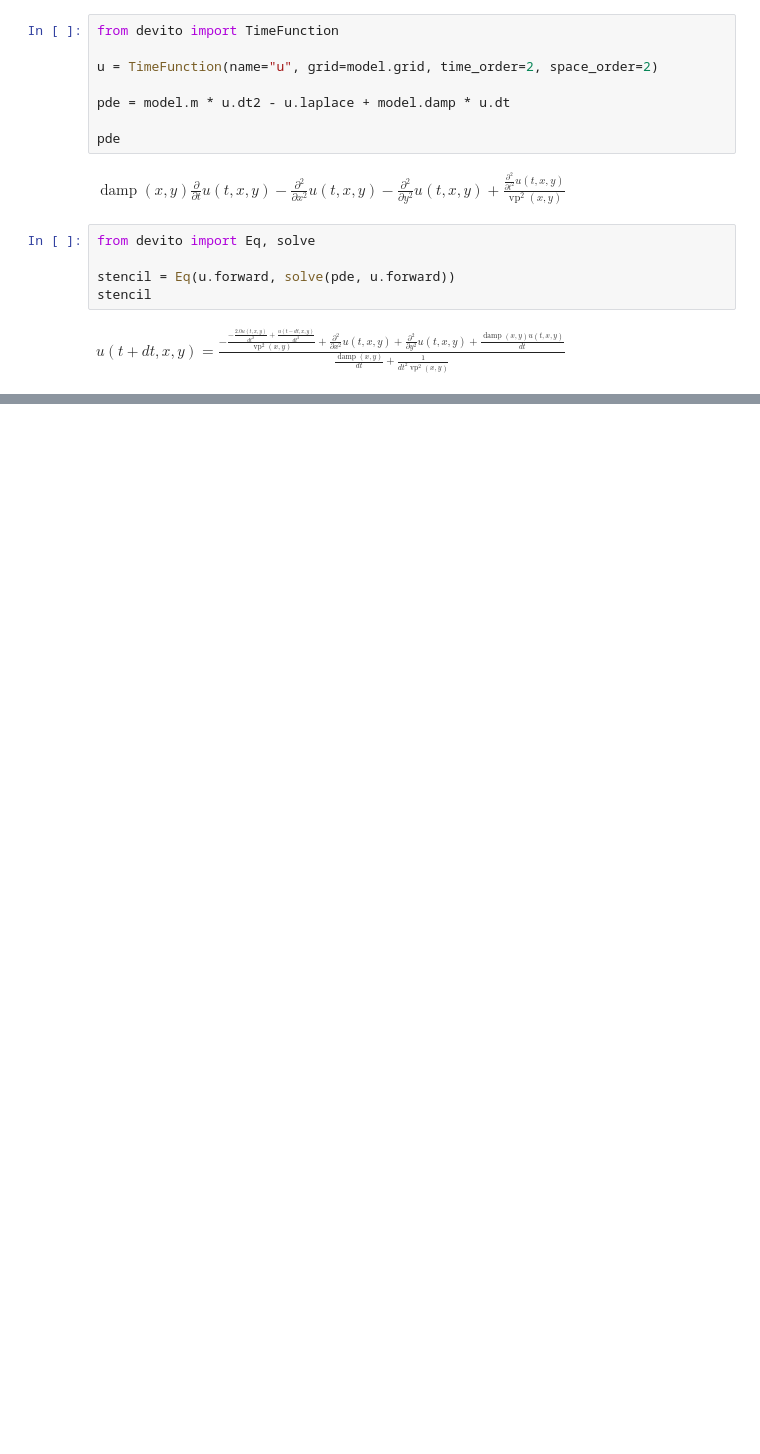
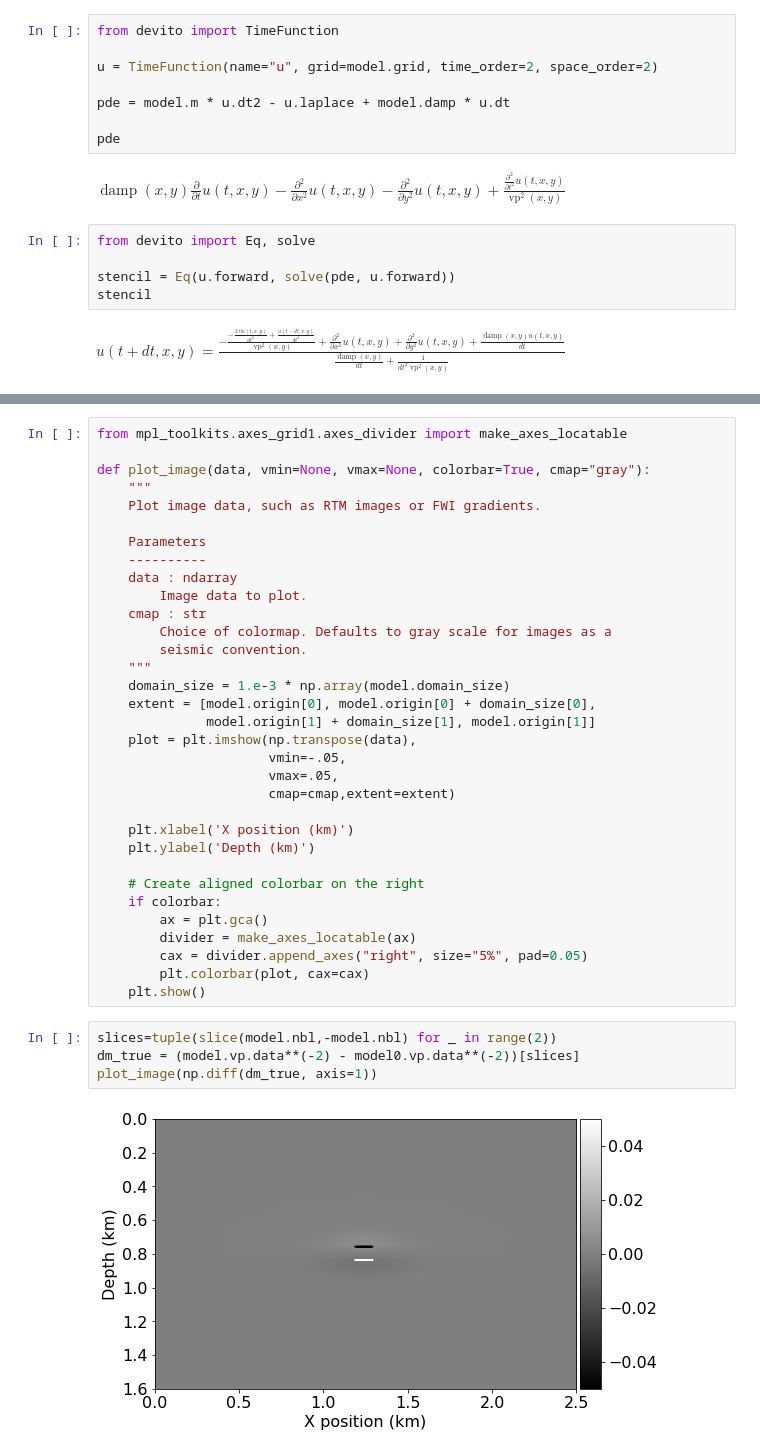
Before and after one commit to AtilaSaraiva/Devito-playbox, a Jupyter notebook: Born Modeling.ipynb, the cells around one changed output, grey strips where cells are left out. Cells and saved outputs as stored; diff of their text form; blank space fills up the shorter version.

```diff
--- a/Born Modeling.ipynb
+++ b/Born Modeling.ipynb
@@ -92,0 +119,39 @@ $\displaystyle u{\left(t + dt,x,y \right)} = \frac{- \frac{- \frac{2.0 u{\left(t
+# %%
+from mpl_toolkits.axes_grid1.axes_divider import make_axes_locatable
+
+def plot_image(data, vmin=None, vmax=None, colorbar=True, cmap="gray"):
+    """
+    Plot image data, such as RTM images or FWI gradients.
+
+    Parameters
+    ----------
+    data : ndarray
+        Image data to plot.
+    cmap : str
+        Choice of colormap. Defaults to gray scale for images as a
+        seismic convention.
+    """
+    domain_size = 1.e-3 * np.array(model.domain_size)
+    extent = [model.origin[0], model.origin[0] + domain_size[0],
+              model.origin[1] + domain_size[1], model.origin[1]]
+    plot = plt.imshow(np.transpose(data),
+                      vmin=-.05,
+                      vmax=.05,
+                      cmap=cmap,extent=extent)
+
+    plt.xlabel('X position (km)')
+    plt.ylabel('Depth (km)')
+
+    # Create aligned colorbar on the right
+    if colorbar:
+        ax = plt.gca()
+        divider = make_axes_locatable(ax)
+        cax = divider.append_axes("right", size="5%", pad=0.05)
+        plt.colorbar(plot, cax=cax)
+    plt.show()
+# %%
+slices=tuple(slice(model.nbl,-model.nbl) for _ in range(2))
+dm_true = (model.vp.data**(-2) - model0.vp.data**(-2))[slices]
+plot_image(np.diff(dm_true, axis=1))
+# %% [output]
+[figure, added]
```
Also changed, not shown: parts of 15 cells of this notebook, 2 other files.
